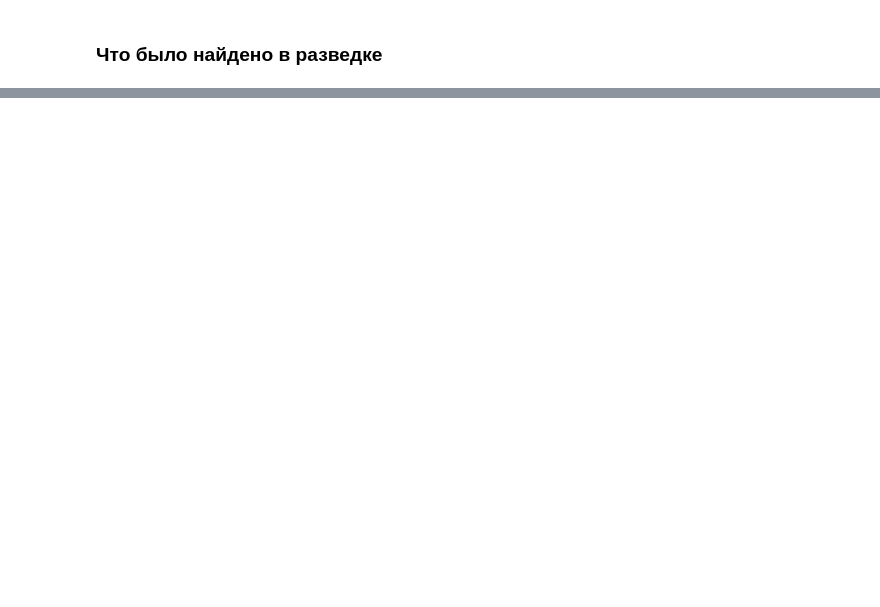
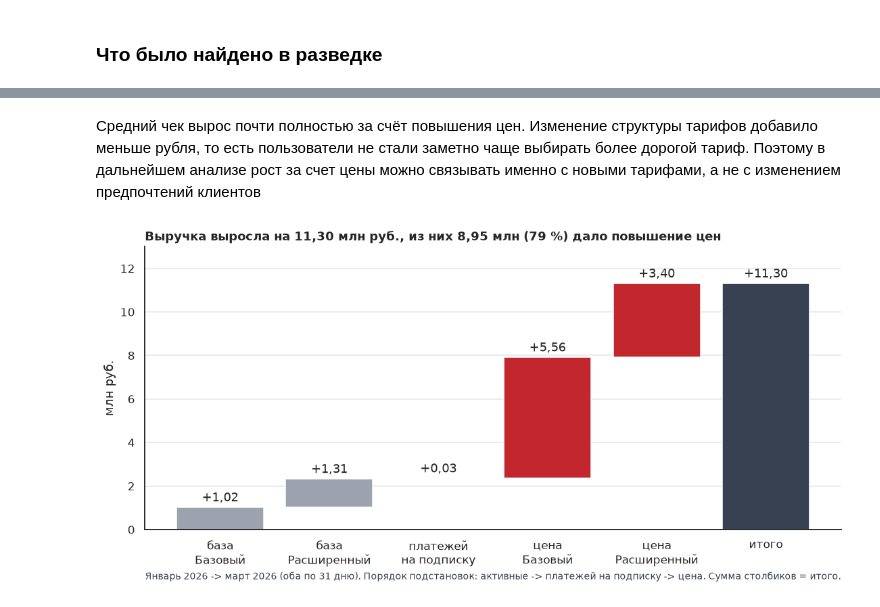
Before and after one commit to kremchizz/prime-monitor, a Jupyter notebook: notebooks/project1.ipynb, the cells around one changed output, grey strips where cells are left out. Drawn from its saved outputs; the diff is of its cells as text; code cells hidden in the pictures; blank space fills up the shorter version.

```diff
--- a/notebooks/project1.ipynb
+++ b/notebooks/project1.ipynb
@@ -262,0 +977,14 @@ by_partner.pivot(index="month", columns="partner_name", values="revenue").tail(8
+# %%
+eff = decompose(A, B)
+delta = tot.loc[B, "revenue"] - tot.loc[A, "revenue"]
+
+table = eff.rename(columns=LABELS).copy()
+table["всего"] = table.sum(axis=1)
+table.loc["итого"] = table.sum()
+
+price_effect = eff["price"].sum()
+base_effect = eff["active"].sum()
+print(f"выручка: {mln(tot.loc[A, 'revenue'])} -> {mln(tot.loc[B, 'revenue'])} млн руб., изменение {mln(delta)} млн руб.")
+print(f"цена дала {mln(price_effect)} млн руб. ({pct(price_effect / delta, 0)} прироста), "
+      f"рост базы {mln(base_effect)} млн руб. ({pct(base_effect / delta, 0)})")
+(table / 1e6).round(3)
@@ -262,0 +1046,36 @@ by_partner.pivot(index="month", columns="partner_name", values="revenue").tail(8
+# %% [markdown]
+Средний чек вырос почти полностью за счёт повышения цен. Изменение структуры тарифов добавило меньше рубля, то есть пользователи не стали заметно чаще выбирать более дорогой тариф. Поэтому в дальнейшем анализе рост за счет цены можно связывать именно с новыми тарифами, а не с изменением предпочтений клиентов
+# %%
+# График 2. Каскад изменений январь по март 2026, млн руб
+# Каскадной диаграммы в seaborn нет, поэтому строю ее
+# ax.bar(..., bottom=...) - каждый столбик начинается там где закончился предыдущий
+
+# Стиль (шрифты, сетка, рамки) общий, из sns.set_theme в начале ноутбука
+steps = pd.Series({
+    "база\nБазовый": eff.loc["Базовый", "active"],
+    "база\nРасширенный": eff.loc["Расширенный", "active"],
+    "платежей\nна подписку": eff["per_sub"].sum(),
+    "цена\nБазовый": eff.loc["Базовый", "price"],
+    "цена\nРасширенный": eff.loc["Расширенный", "price"],
+}) / 1e6
+accent = ["цена\nБазовый", "цена\nРасширенный"]
+
+before = steps.cumsum() - steps                    # с какого уровня начинается каждый столбик
+colors = [ACCENT if name in accent else GRAY for name in steps.index]
+
+fig, ax = plt.subplots(figsize=(10, 4.8), layout="constrained")
+bars = ax.bar(steps.index, steps, bottom=before, color=colors, zorder=2)
+total_bar = ax.bar("итого", steps.sum(), color=DARK, zorder=2)
+fmt = lambda v: f"{v:+.2f}".replace(".", ",").replace("-", "−")
+ax.bar_label(bars, fmt=fmt, padding=3)
+ax.bar_label(total_bar, fmt=fmt, padding=3)
+ax.axhline(0, color=DARK, linewidth=0.8)
+ax.set_ylabel("млн руб.")
+ax.margins(y=0.15)
+ax.set_title(f"Выручка выросла на {mln(delta)} млн руб., из них {mln(price_effect)} млн ({pct(price_effect / delta, 0)}) дало повышение цен",
+             loc="left", fontsize=12, fontweight="bold")
+ax.set_xlabel("Январь 2026 -> март 2026 (оба по 31 дню). Порядок подстановок: активные -> платежей на подписку -> цена. "
+              "Сумма столбиков = итого.", fontsize=9, color=DARK)
+plt.show()
+# %% [output]
+[figure, added]
```
Also changed, not shown: parts of 75 cells of this notebook.
